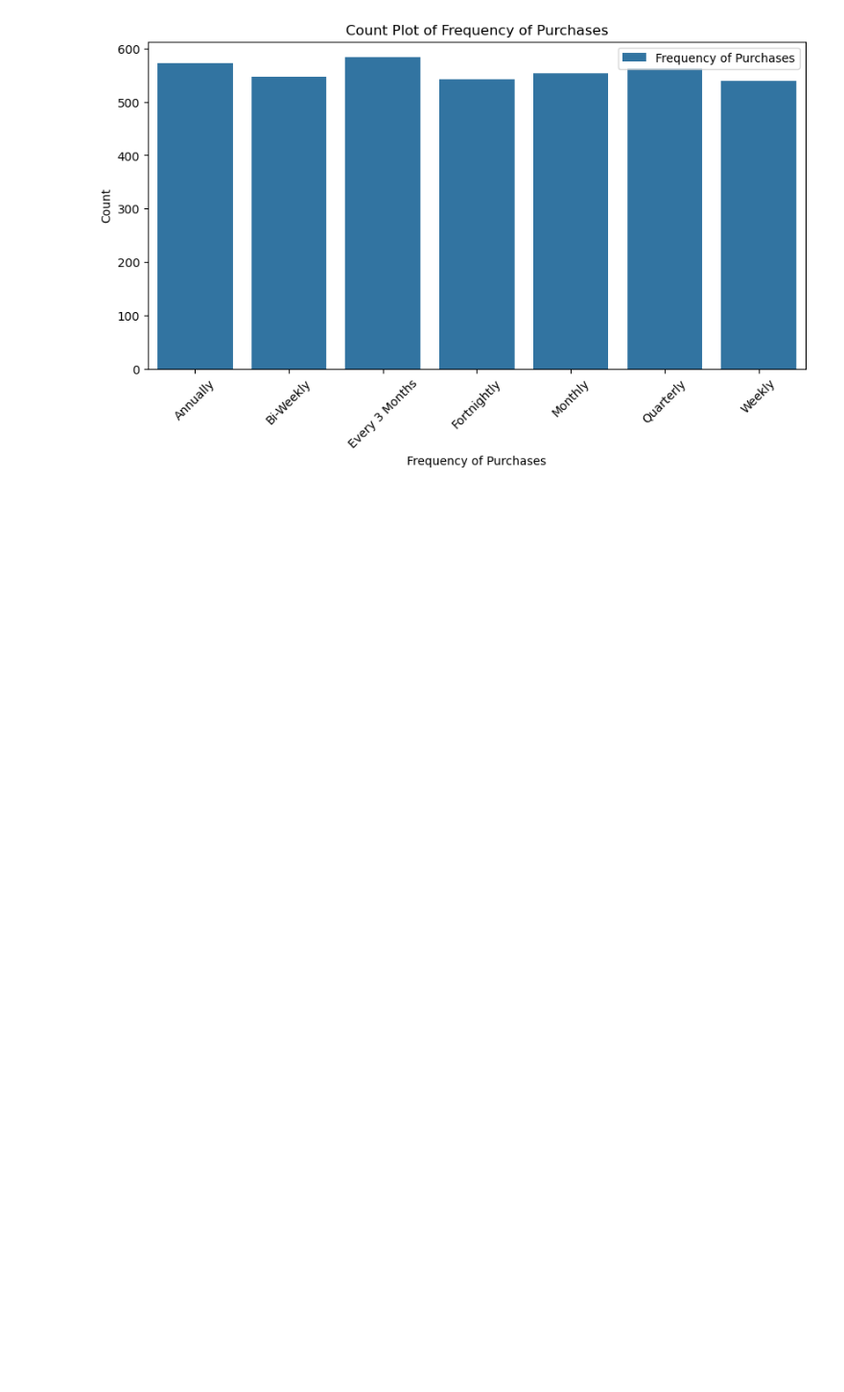
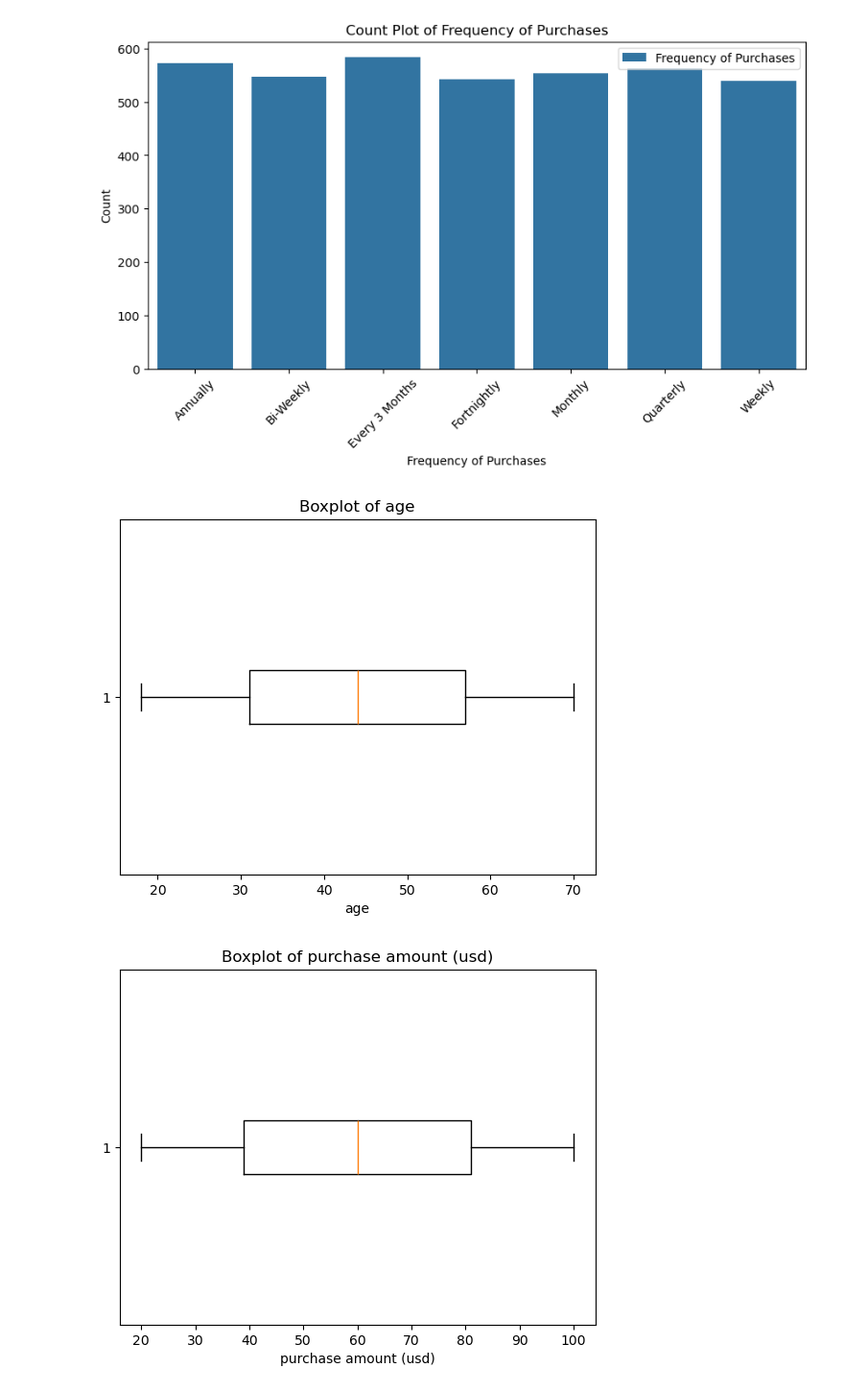
Before and after one commit to bartoszkurzynski/Analiza-w-Python-i-R, a Jupyter notebook: Shopping Behavior Dataset.ipynb, the cells around one changed output. Shown: that part at 96% size. Drawn from its saved outputs; the diff is of its cells as text; code cells hidden in the pictures; blank space fills up the shorter version.

```diff
--- a/Shopping Behavior Dataset.ipynb
+++ b/Shopping Behavior Dataset.ipynb
@@ -188,3 +188,16 @@ for col in categorical_cols:
 [figure]
 [figure]
 [figure]
+# %%
+#outlier detection matplotlib boxplots
+for col in numeric_cols:
+    if col == 'customer id':
+        continue
+    plt.figure()
+    plt.boxplot(df[col].dropna(), vert=False)
+    plt.title(f'Boxplot of {col}')
+    plt.xlabel(col)
+    plt.show()
+# %% [output]
+[figure, added]
+[figure, added]
```
Also changed, not shown: parts of 6 cells of this notebook.
